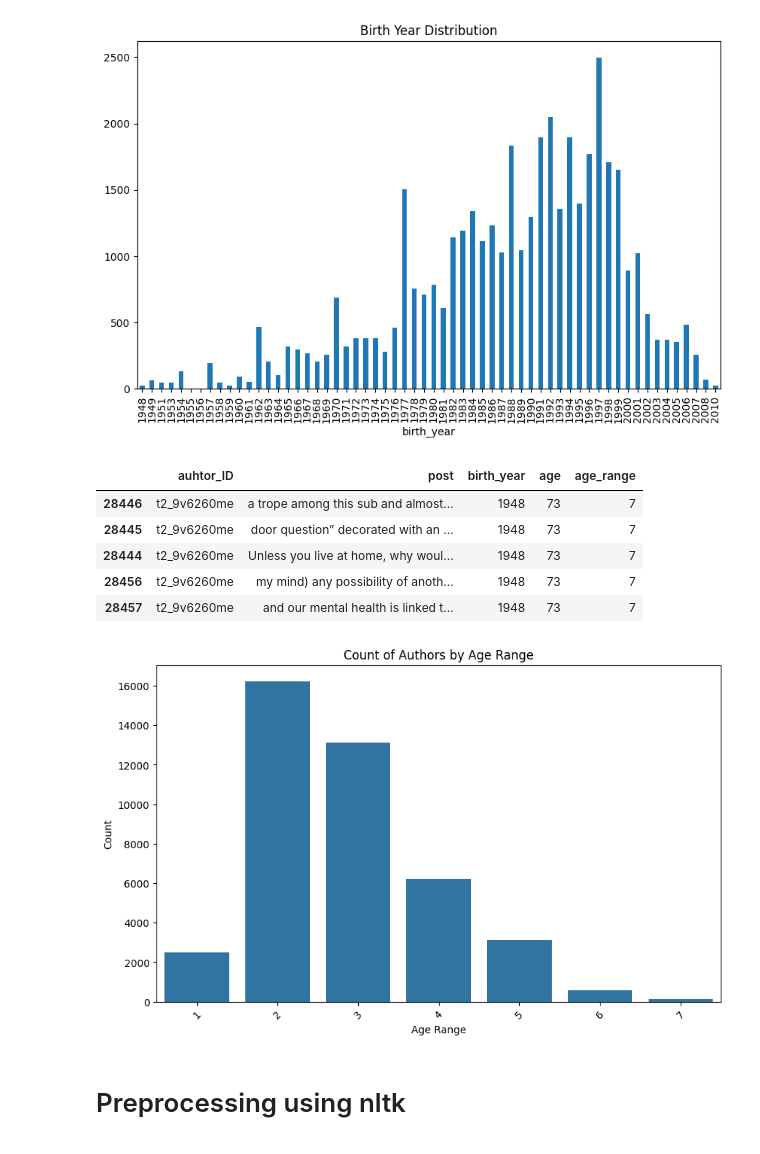
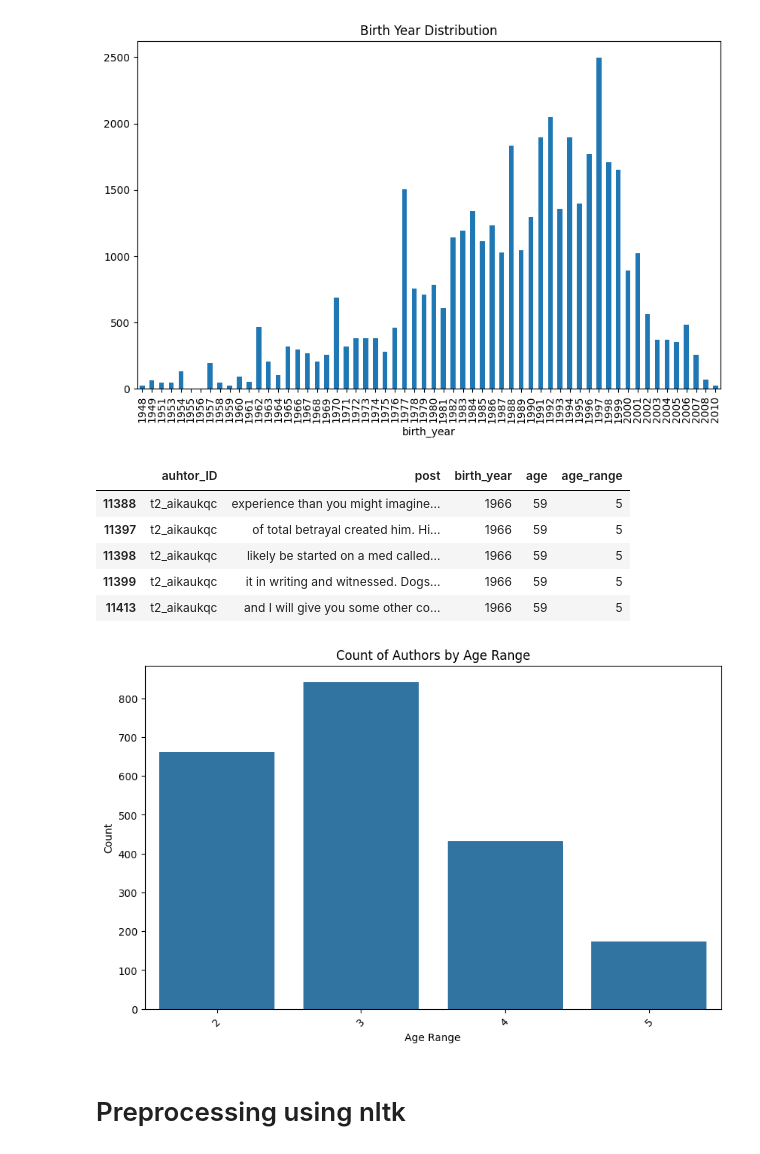
Before and after one commit to zitagodrie/Language-and-AI, a Jupyter notebook: preprocessing.ipynb, the cells around one changed output. Drawn from its saved outputs; the diff is of its cells as text; code cells hidden in the pictures.

```diff
--- a/preprocessing.ipynb
+++ b/preprocessing.ipynb
@@ -47,28 +47,29 @@ delay = 0                           # in years, to account for the time between
 current_year = datetime.now().year
 df_birthyear['age'] = current_year - df_birthyear['birth_year'] - delay
 df_birthyear['age_range'] = df_birthyear['age'] // 10
+df_birthyear = df_birthyear[(df_birthyear['age_range'] >= 2) & (df_birthyear['age_range'] <= 5)]
 df_birthyear.head()
 # %% [output]
 |  | auhtor_ID | post | birth_year | age | age_range |
-| 28446 | t2_9v6260me | a trope among this sub and almost... | 1948 | 73 | 7 |
-| 28445 | t2_9v6260me | door question” decorated with an ... | 1948 | 73 | 7 |
-| 28444 | t2_9v6260me | Unless you live at home, why woul... | 1948 | 73 | 7 |
-| 28456 | t2_9v6260me | my mind) any possibility of anoth... | 1948 | 73 | 7 |
-| 28457 | t2_9v6260me | and our mental health is linked t... | 1948 | 73 | 7 |
+| 11388 | t2_aikaukqc | experience than you might imagine... | 1966 | 59 | 5 |
+| 11397 | t2_aikaukqc | of total betrayal created him. Hi... | 1966 | 59 | 5 |
+| 11398 | t2_aikaukqc | likely be started on a med called... | 1966 | 59 | 5 |
+| 11399 | t2_aikaukqc | it in writing and witnessed. Dogs... | 1966 | 59 | 5 |
+| 11413 | t2_aikaukqc | and I will give you some other co... | 1966 | 59 | 5 |
 # %%
 # Create a temporary DataFrame with unique authors
 unique_authors = df_birthyear.loc[df_birthyear['auhtor_ID'].drop_duplicates().index]
 
 # Plot the age distribution
 plt.figure(figsize=(10, 6))
-sns.countplot(x='age_range', data=df_birthyear)
+sns.countplot(x='age_range', data=unique_authors)
 plt.xlabel('Age Range')
 plt.ylabel('Count')
 plt.title('Count of Authors by Age Range')
 plt.xticks(rotation=45)  # Rotate x-axis labels if needed
 plt.show()
 # %% [output]
-[figure, old version]
+[figure, new version]
 # %% [markdown]
 # Preprocessing using nltk
 # %%
```
Also changed, not shown: parts of 12 cells of this notebook, 1 other file.
